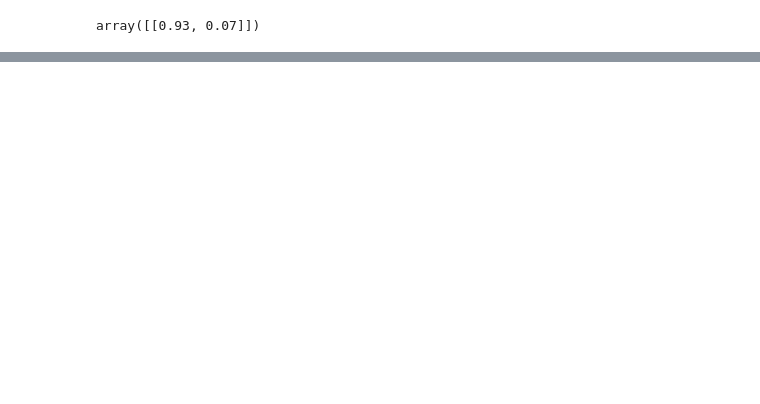
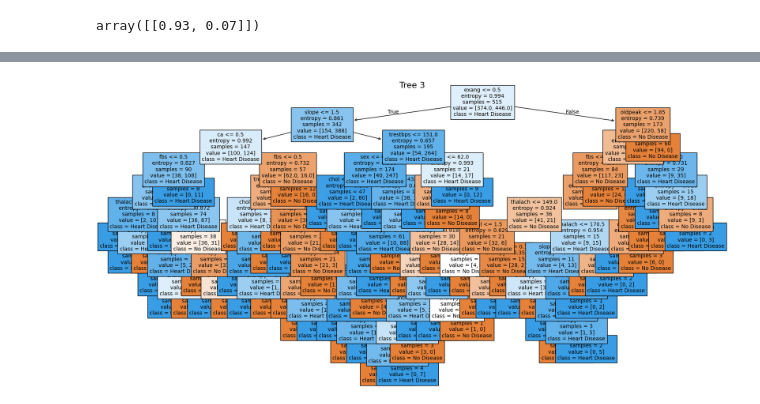
Before and after one commit to DHANYA-P-31/MachineLearning, a Jupyter notebook: RandomForest/randomForest.ipynb, the cells around one changed output, grey strips where cells are left out. Saved outputs shown, nothing was run; the diff lists cells and outputs as text; code cells hidden in the pictures; blank space fills up the shorter version.

```diff
--- a/RandomForest/randomForest.ipynb
+++ b/RandomForest/randomForest.ipynb
@@ -168,0 +226,14 @@ array([[0.93, 0.07]])
+# %%
+# Visualize Tree 3
+plt.figure(figsize=(20, 10))
+plot_tree(
+    rf_model.estimators_[2],
+    feature_names=X.columns,
+    class_names=['No Disease', 'Heart Disease'],
+    filled=True,
+    fontsize=10
+)
+plt.title('Tree 3', fontsize=16)
+plt.show()
+# %% [output]
+[figure, added]
```
Also changed, not shown: parts of 4 cells of this notebook, 1 other file.
